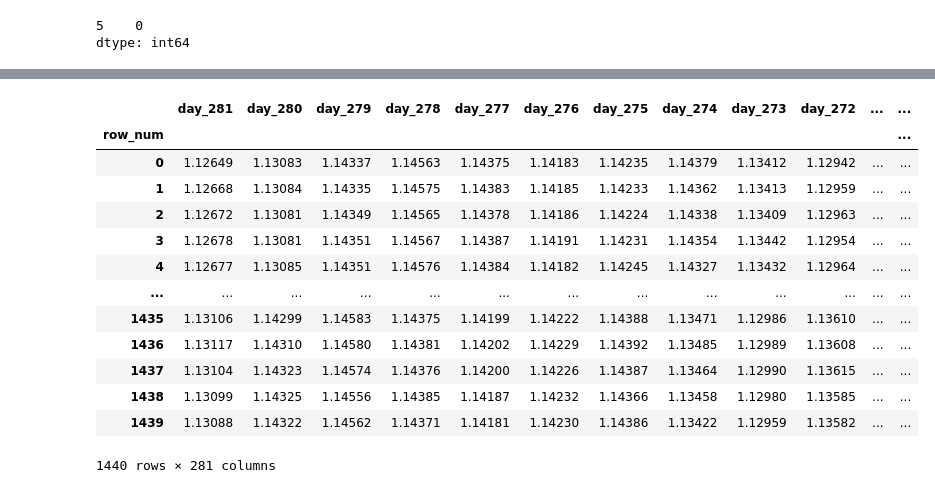
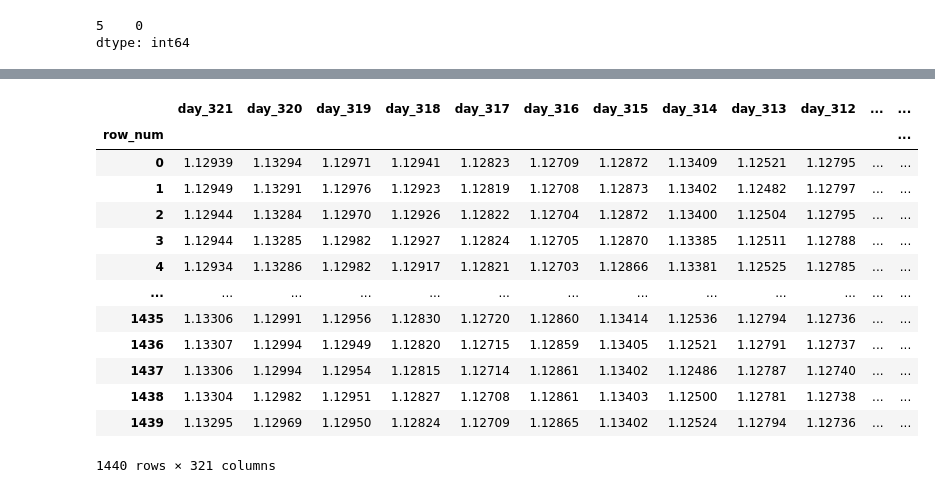
Before and after one commit to gomlfx/ApiaryFund_, a Jupyter notebook: autogluon_next_day_graph_M1_2_0.ipynb, the cells around one changed output, grey strips where cells are left out. Cells and saved outputs as stored; diff of their text form; code cells hidden in the pictures.

```diff
--- a/autogluon_next_day_graph_M1_2_0.ipynb
+++ b/autogluon_next_day_graph_M1_2_0.ipynb
@@ -39,6 +21,6 @@ Requirement already satisfied: certifi>=2017.4.17 in /usr/local/lib/python3.8/di
 # %%
 #metatrader5 file format
-df=pd.read_csv('/content/drive/MyDrive/csv_mt5/EURUSD_M1_202201030005_202303030911.csv')
+df=pd.read_csv('/content/drive/MyDrive/csv_mt5/EURUSD_M1_202101040001_202303032354.csv')
 # %%
 print(df.head())
 print(df.tail())
@@ -2380,38 +2380,40 @@ Length: 280, dtype: int64
 # %%
 df_test = pd.concat([
+                     df320,df319,df318,df317,df316,df315,df314,df313,df312,df311,df310,df309,df308,df307,df306,df305,df304,df303,df302,df301,df300,df299,df298,df297,df296,df295,df294,df293,df292,df291,df290,df289,df288,df287,df286,df285,df284,df283,df282,df281,
                      df280,df279,df278,df277,df276,df275,df274,df273,df272,df271,df270,df269,df268,df267,df266,df265,df264,df263,df262,df261,df260,df259,df258,df257,df256,df255,df254,df253,df252,df251,df250,df249,df248,df247,df246,df245,df244,df243,df242,df241,
                      df240,df239,df238,df237,df236,df235,df234,df233,df232,df231,df230,df229,df228,df227,df226,df225,df224,df223,df222,df221,df220,df219,df218,df217,df216,df215,df214,df213,df212,df211,df210,df209,df208,df207,df206,df205,df204,df203,df202,df201,
                      df200,df199,df198,df197,df196,df195,df194,df193,df192,df191,df190,df189,df188,df187,df186,df185,df184,df183,df182,df181,df180,df179,df178,df177,df176,df175,df174,df173,df172,df171,df170,df169,df168,df167,df166,df165,df164,df163,df162,df161,
                      df160,df159,df158,df157,df156,df155,df154,df153,df152,df151,df150,df149,df148,df147,df146,df145,df144,df143,df142,df141,df140,df139,df138,df137,df136,df135,df134,df133,df132,df131,df130,df129,df128,df127,df126,df125,df124,df123,df122,df121,
                      df120,df119,df118,df117,df116,df115,df114,df113,df112,df111,df110,df109,df108,df107,df106,df105,df104,df103,df102,df101,df100,df99,df98,df97,df96,df95,df94,df93,df92,df91,df90,df89,df88,df87,df86,df85,df84,df83,df82,df81,
                      df80,df79,df78,df77,df76,df75,df74,df73,df72,df71,df70,df69,df68,df67,df66,df65,df64,df63,df62,df61,df60,df59,df58,df57,df56,df55,df54,df53,df52,df51,df50,df49,df48,df47,df46,df45,df44,df43,df42,df41,
                      df40,df39,df38,df37,df36,df35,df34,df33,df32,df31,df30,df29,df28,df27,df26,df25,df24,df23,df22,df21,df20,df19,df18,df17,df16,df15,df14,df13,df12,df11,df10,df9,df8,df7,df6,df5,df4,df3,df2,df1], axis=1)
 df_test['pred_col'] =0
 df_test.rename(columns={
+                        'day_320':'day_321','day_319':'day_320','day_318':'day_319','day_317':'day_318','day_316':'day_317','day_315':'day_316','day_314':'day_315','day_313':'day_314','day_312':'day_313','day_311':'day_312','day_310':'day_311','day_309':'day_310','day_308':'day_309','day_307':'day_308','day_306':'day_307','day_305':'day_306','day_304':'day_305','day_303':'day_304','day_302':'day_303','day_301':'day_302','day_300':'day_301','day_299':'day_300','day_298':'day_299','day_297':'day_298','day_296':'day_297','day_295':'day_296','day_294':'day_295','day_293':'day_294','day_292':'day_293','day_291':'day_292','day_290':'day_291','day_289':'day_290','day_288':'day_289','day_287':'day_288','day_286':'day_287','day_285':'day_286','day_284':'day_285','day_283':'day_284','day_282':'day_283','day_281':'day_282',
                         'day_280':'day_281','day_279':'day_280','day_278':'day_279','day_277':'day_278','day_276':'day_277','day_275':'day_276','day_274':'day_275','day_273':'day_274','day_272':'day_273','day_271':'day_272','day_270':'day_271','day_269':'day_270','day_268':'day_269','day_267':'day_268','day_266':'day_267','day_265':'day_266','day_264':'day_265','day_263':'day_264','day_262':'day_263','day_261':'day_262','day_260':'day_261','day_259':'day_260','day_258':'day_259','day_257':'day_258','day_256':'day_257','day_255':'day_256','day_254':'day_255','day_253':'day_254','day_252':'day_253','day_251':'day_252','day_250':'day_251','day_249':'day_250','day_248':'day_249','day_247':'day_248','day_246':'day_247','day_245':'day_246','day_244':'day_245','day_243':'day_244','day_242':'day_243','day_241':'day_242',
-                        'day_240':'day_241','day_239':'day_240','day_238':'day_239','day_237':'day_238','day_236':'day_237','day_235':'day_236','day_234':'day_235','day_233':'day_234','day_232':'day_233','day_231':'day_232','day_230':'day_231','day_229':'day_230','day_228':'day_229','day_227':'day_228','day_226':'day_227','day_225':'day_226','day_224':'day_225','day_223':'day_224','day_222':'day_223','day_221':'day_222','day_220':'day_221','day_219':'day_220','day_218':'day_219','day_217':'day_218','day_216':'day_217','day_215':'day_216','day_214':'day_215','day_213':'day_214','day_212':'day_213','day_211':'day_212','day_210':'day_211','day_209':'day_210','day_208':'day_209','day_207':'day_208','day_206':'day_207','day_205':'day_206','day_204':'day_205','day_203': 'day_204','day_202':'day_203','day_201':'day_202','day_200':'day_201',
-                        'day_199':'day_200','day_198':'day_199','day_197':'day_198','day_196':'day_197','day_195':'day_196','day_194':'day_195','day_193':'day_194','day_192':'day_193','day_191':'day_192','day_190':'day_191','day_189':'day_190','day_188':'day_189','day_187':'day_188','day_186':'day_187','day_185':'day_186','day_184':'day_185','day_183':'day_184','day_182':'day_183','day_181':'day_182','day_180':'day_181','day_179':'day_180','day_178':'day_179','day_177':'day_178','day_176':'day_177','day_175':'day_176','day_174':'day_175','day_173':'day_174','day_172':'day_173','day_171':'day_172','day_170':'day_171','day_169':'day_170','day_168':'day_169','day_167':'day_168','day_166':'day_167','day_165':'day_166','day_164':'day_165','day_163': 'day_164', 'day_162': 'day_163','day_161':'day_162','day_160':'day_161',
-                        'day_159':'day_160','day_158':'day_159','day_157':'day_158','day_156':'day_157','day_155':'day_156','day_154':'day_155','day_153':'day_154','day_152':'day_153','day_151':'day_152','day_150':'day_151','day_149':'day_150','day_148':'day_149','day_147':'day_148','day_146':'day_147','day_145':'day_146','day_144':'day_145','day_143':'day_144','day_142':'day_143','day_141':'day_142','day_140':'day_141','day_139':'day_140','day_138':'day_139','day_137':'day_138','day_136':'day_137','day_135':'day_136','day_134':'day_135','day_133':'day_134','day_132':'day_133','day_131':'day_132','day_130':'day_131','day_129':'day_130','day_128':'day_129','day_127':'day_128','day_126':'day_127','day_125':'day_126','day_124':'day_125','day_123': 'day_124', 'day_122': 'day_123','day_121':'day_122','day_120':'day_121',
-                        'day_119':'day_120','day_118':'day_119','day_117':'day_118','day_116':'day_117','day_115':'day_116','day_114':'day_115','day_113':'day_114','day_112':'day_113','day_111':'day_112','day_110':'day_111','day_109':'day_110','day_108':'day_109','day_107':'day_108','day_106':'day_107','day_105':'day_106','day_104':'day_105','day_103':'day_104','day_102':'day_103','day_101':'day_102','day_100':'day_101','day_99':'day_100','day_98':'day_99','day_97':'day_98','day_96':'day_97','day_95':'day_96','day_94':'day_95','day_93':'day_94','day_92':'day_93','day_91':'day_92','day_90':'day_91','day_89':'day_90','day_88':'day_89','day_87':'day_88','day_86':'day_87','day_85':'day_86','day_84':'day_85','day_83': 'day_84','day_82':'day_83','day_81':'day_82','day_80':'day_81',
+                        'day_240':'day_241','day_239':'day_240','day_238':'day_239','day_237':'day_238','day_236':'day_237','day_235':'day_236','day_234':'day_235','day_233':'day_234','day_232':'day_233','day_231':'day_232','day_230':'day_231','day_229':'day_230','day_228':'day_229','day_227':'day_228','day_226':'day_227','day_225':'day_226','day_224':'day_225','day_223':'day_224','day_222':'day_223','day_221':'day_222','day_220':'day_221','day_219':'day_220','day_218':'day_219','day_217':'day_218','day_216':'day_217','day_215':'day_216','day_214':'day_215','day_213':'day_214','day_212':'day_213','day_211':'day_212','day_210':'day_211','day_209':'day_210','day_208':'day_209','day_207':'day_208','day_206':'day_207','day_205':'day_206','day_204':'day_205','day_203':'day_204','day_202':'day_203','day_201':'day_202',
+                        'day_200':'day_201','day_199':'day_200','day_198':'day_199','day_197':'day_198','day_196':'day_197','day_195':'day_196','day_194':'day_195','day_193':'day_194','day_192':'day_193','day_191':'day_192','day_190':'day_191','day_189':'day_190','day_188':'day_189','day_187':'day_188','day_186':'day_187','day_185':'day_186','day_184':'day_185','day_183':'day_184','day_182':'day_183','day_181':'day_182','day_180':'day_181','day_179':'day_180','day_178':'day_179','day_177':'day_178','day_176':'day_177','day_175':'day_176','day_174':'day_175','day_173':'day_174','day_172':'day_173','day_171':'day_172','day_170':'day_171','day_169':'day_170','day_168':'day_169','day_167':'day_168','day_166':'day_167','day_165':'day_166','day_164':'day_165','day_163':'day_164','day_162':'day_163','day_161':'day_162',
+                        'day_160':'day_161','day_159':'day_160','day_158':'day_159','day_157':'day_158','day_156':'day_157','day_155':'day_156','day_154':'day_155','day_153':'day_154','day_152':'day_153','day_151':'day_152','day_150':'day_151','day_149':'day_150','day_148':'day_149','day_147':'day_148','day_146':'day_147','day_145':'day_146','day_144':'day_145','day_143':'day_144','day_142':'day_143','day_141':'day_142','day_140':'day_141','day_139':'day_140','day_138':'day_139','day_137':'day_138','day_136':'day_137','day_135':'day_136','day_134':'day_135','day_133':'day_134','day_132':'day_133','day_131':'day_132','day_130':'day_131','day_129':'day_130','day_128':'day_129','day_127':'day_128','day_126':'day_127','day_125':'day_126','day_124':'day_125','day_123':'day_124','day_122':'day_123','day_121':'day_122',
+                        'day_120':'day_121','day_119':'day_120','day_118':'day_119','day_117':'day_118','day_116':'day_117','day_115':'day_116','day_114':'day_115','day_113':'day_114','day_112':'day_113','day_111':'day_112','day_110':'day_111','day_109':'day_110','day_108':'day_109','day_107':'day_108','day_106':'day_107','day_105':'day_106','day_104':'day_105','day_103':'day_104','day_102':'day_103','day_101':'day_102','day_100':'day_101','day_99':'day_100','day_98':'day_99','day_97':'day_98','day_96':'day_97','day_95':'day_96','day_94':'day_95','day_93':'day_94','day_92':'day_93','day_91':'day_92','day_90':'day_91','day_89':'day_90','day_88':'day_89','day_87':'day_88','day_86':'day_87','day_85':'day_86','day_84':'day_85','day_83': 'day_84','day_82':'day_83','day_81':'day_82','day_80':'day_81',
                         'day_79':'day_80','day_78':'day_79','day_77':'day_78','day_76':'day_77','day_75':'day_76','day_74':'day_75','day_73':'day_74','day_72':'day_73','day_71':'day_72','day_70':'day_71','day_69':'day_70','day_68':'day_69','day_67':'day_68','day_66':'day_67','day_65':'day_66','day_64':'day_65','day_63':'day_64','day_62':'day_63','day_61':'day_62','day_60':'day_61','day_59':'day_60','day_58':'day_59','day_57':'day_58','day_56':'day_57','day_55':'day_56','day_54':'day_55','day_53':'day_54','day_52':'day_53','day_51':'day_52','day_50':'day_51','day_49':'day_50','day_48':'day_49','day_47':'day_48','day_46':'day_47','day_45':'day_46','day_44':'day_45','day_43': 'day_44', 'day_42': 'day_43','day_41':'day_42','day_40':'day_41',
                         'day_39':'day_40','day_38':'day_39','day_37':'day_38','day_36':'day_37','day_35':'day_36','day_34':'day_35','day_33':'day_34','day_32':'day_33','day_31':'day_32','day_30':'day_31','day_29':'day_30','day_28':'day_29','day_27':'day_28','day_26':'day_27','day_25':'day_26','day_24':'day_25','day_23':'day_24','day_22':'day_23','day_21':'day_22','day_20':'day_21','day_19':'day_20','day_18':'day_19','day_17':'day_18','day_16':'day_17','day_15':'day_16','day_14':'day_15','day_13':'day_14','day_12':'day_13','day_11':'day_12','day_10':'day_11','day_9':'day_10','day_8':'day_9','day_7':'day_8','day_6':'day_7','day_5':'day_6','day_4':'day_5','day_3': 'day_4', 'day_2': 'day_3','day_1':'day_2','pred_col':'day_1'}, inplace=True)
 df_test = pd.DataFrame(data=df_test)
 df_test
 # %% [output]
-|  | day_281 | day_280 | day_279 | day_278 | day_277 | day_276 | day_275 | day_274 | day_273 | day_272 | ... | ... |
+|  | day_321 | day_320 | day_319 | day_318 | day_317 | day_316 | day_315 | day_314 | day_313 | day_312 | ... | ... |
 | row_num |  |  |  |  |  |  |  |  |  |  |  | ... |
-| 0 | 1.12649 | 1.13083 | 1.14337 | 1.14563 | 1.14375 | 1.14183 | 1.14235 | 1.14379 | 1.13412 | 1.12942 | ... | ... |
-| 1 | 1.12668 | 1.13084 | 1.14335 | 1.14575 | 1.14383 | 1.14185 | 1.14233 | 1.14362 | 1.13413 | 1.12959 | ... | ... |
-| 2 | 1.12672 | 1.13081 | 1.14349 | 1.14565 | 1.14378 | 1.14186 | 1.14224 | 1.14338 | 1.13409 | 1.12963 | ... | ... |
-| 3 | 1.12678 | 1.13081 | 1.14351 | 1.14567 | 1.14387 | 1.14191 | 1.14231 | 1.14354 | 1.13442 | 1.12954 | ... | ... |
-| 4 | 1.12677 | 1.13085 | 1.14351 | 1.14576 | 1.14384 | 1.14182 | 1.14245 | 1.14327 | 1.13432 | 1.12964 | ... | ... |
+| 0 | 1.12939 | 1.13294 | 1.12971 | 1.12941 | 1.12823 | 1.12709 | 1.12872 | 1.13409 | 1.12521 | 1.12795 | ... | ... |
+| 1 | 1.12949 | 1.13291 | 1.12976 | 1.12923 | 1.12819 | 1.12708 | 1.12873 | 1.13402 | 1.12482 | 1.12797 | ... | ... |
+| 2 | 1.12944 | 1.13284 | 1.12970 | 1.12926 | 1.12822 | 1.12704 | 1.12872 | 1.13400 | 1.12504 | 1.12795 | ... | ... |
+| 3 | 1.12944 | 1.13285 | 1.12982 | 1.12927 | 1.12824 | 1.12705 | 1.12870 | 1.13385 | 1.12511 | 1.12788 | ... | ... |
+| 4 | 1.12934 | 1.13286 | 1.12982 | 1.12917 | 1.12821 | 1.12703 | 1.12866 | 1.13381 | 1.12525 | 1.12785 | ... | ... |
 | ... | ... | ... | ... | ... | ... | ... | ... | ... | ... | ... | ... | ... |
-| 1435 | 1.13106 | 1.14299 | 1.14583 | 1.14375 | 1.14199 | 1.14222 | 1.14388 | 1.13471 | 1.12986 | 1.13610 | ... | ... |
-| 1436 | 1.13117 | 1.14310 | 1.14580 | 1.14381 | 1.14202 | 1.14229 | 1.14392 | 1.13485 | 1.12989 | 1.13608 | ... | ... |
-| 1437 | 1.13104 | 1.14323 | 1.14574 | 1.14376 | 1.14200 | 1.14226 | 1.14387 | 1.13464 | 1.12990 | 1.13615 | ... | ... |
-| 1438 | 1.13099 | 1.14325 | 1.14556 | 1.14385 | 1.14187 | 1.14232 | 1.14366 | 1.13458 | 1.12980 | 1.13585 | ... | ... |
-| 1439 | 1.13088 | 1.14322 | 1.14562 | 1.14371 | 1.14181 | 1.14230 | 1.14386 | 1.13422 | 1.12959 | 1.13582 | ... | ... |
+| 1435 | 1.13306 | 1.12991 | 1.12956 | 1.12830 | 1.12720 | 1.12860 | 1.13414 | 1.12536 | 1.12794 | 1.12736 | ... | ... |
+| 1436 | 1.13307 | 1.12994 | 1.12949 | 1.12820 | 1.12715 | 1.12859 | 1.13405 | 1.12521 | 1.12791 | 1.12737 | ... | ... |
+| 1437 | 1.13306 | 1.12994 | 1.12954 | 1.12815 | 1.12714 | 1.12861 | 1.13402 | 1.12486 | 1.12787 | 1.12740 | ... | ... |
+| 1438 | 1.13304 | 1.12982 | 1.12951 | 1.12827 | 1.12708 | 1.12861 | 1.13403 | 1.12500 | 1.12781 | 1.12738 | ... | ... |
+| 1439 | 1.13295 | 1.12969 | 1.12950 | 1.12824 | 1.12709 | 1.12865 | 1.13402 | 1.12524 | 1.12794 | 1.12736 | ... | ... |
-1440 rows × 281 columns
+1440 rows × 321 columns
 # %%
 df_train.isnull().sum()
 # %% [output]
```
Also changed, not shown: parts of 31 cells of this notebook.
